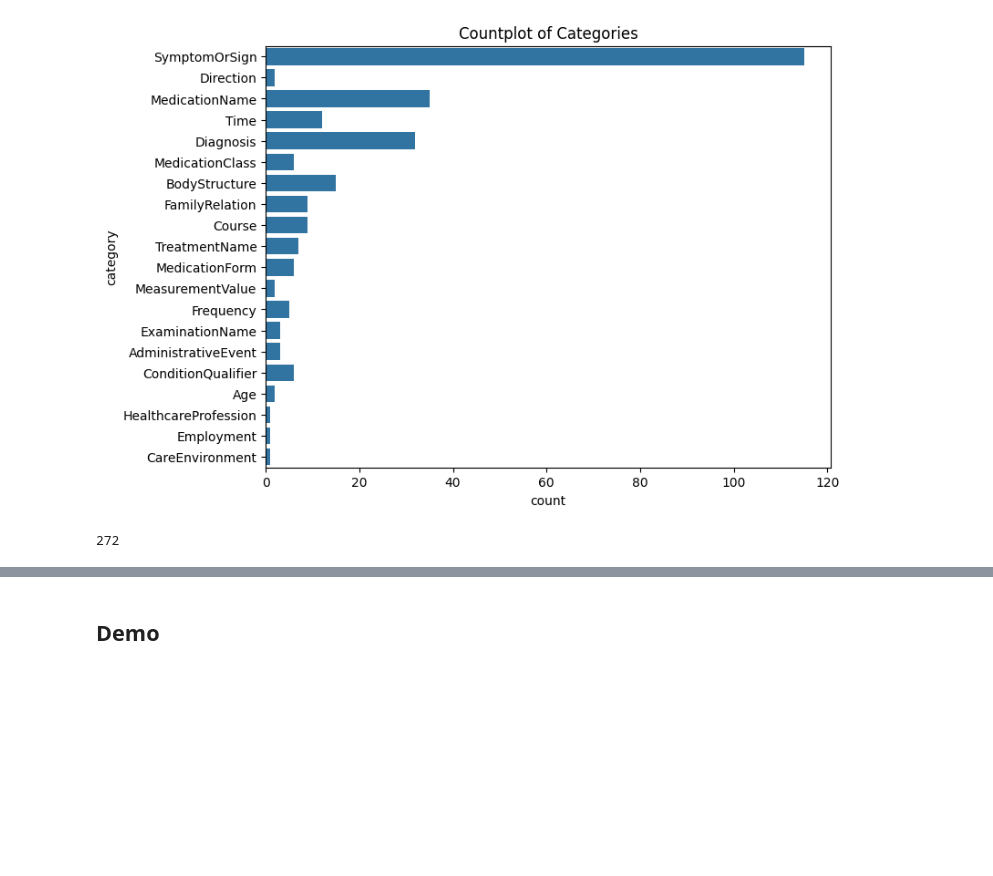
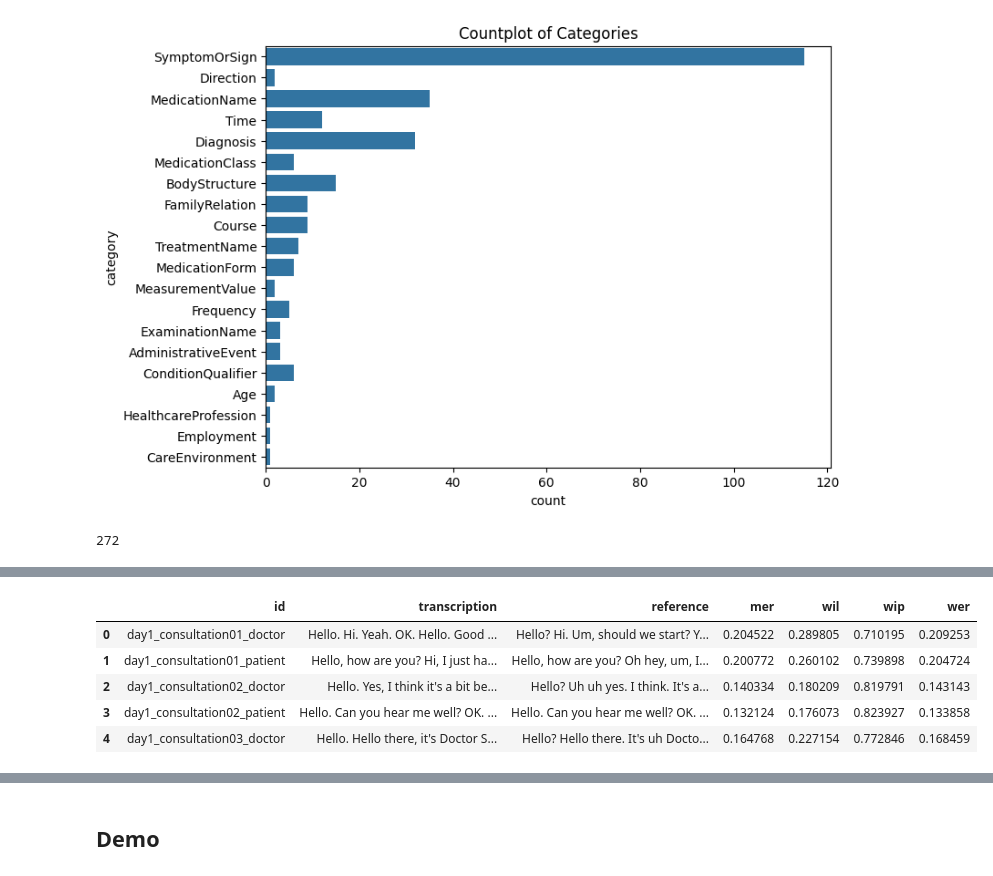
Before and after one commit to faithtanlh/speechsdk, a Jupyter notebook: notebooks/2_implementing-phrase-list.ipynb, the cells around one changed output, grey strips where cells are left out. Drawn from its saved outputs; the diff is of its cells as text; code cells hidden in the pictures; blank space fills up the shorter version.

```diff
--- a/notebooks/2_implementing-phrase-list.ipynb
+++ b/notebooks/2_implementing-phrase-list.ipynb
@@ -87,0 +86,13 @@ Another way is to post-process the audio batch-wise and see what is the error di
+# %%
+import pandas as pd
+
+# Initialize file for transcriptions
+transcriptions_df = pd.read_csv("../data/eval/primock57_speechsdk_realtime.csv")
+transcriptions_df.head()
+# %% [output]
+|  | id | transcription | reference | mer | wil | wip | wer |
+| 0 | day1_consultation01_doctor | Hello. Hi. Yeah. OK. Hello. Good ... | Hello? Hi. Um, should we start? Y... | 0.204522 | 0.289805 | 0.710195 | 0.209253 |
+| 1 | day1_consultation01_patient | Hello, how are you? Hi, I just ha... | Hello, how are you? Oh hey, um, I... | 0.200772 | 0.260102 | 0.739898 | 0.204724 |
+| 2 | day1_consultation02_doctor | Hello. Yes, I think it's a bit be... | Hello? Uh uh yes. I think. It's a... | 0.140334 | 0.180209 | 0.819791 | 0.143143 |
+| 3 | day1_consultation02_patient | Hello. Can you hear me well? OK. ... | Hello. Can you hear me well? OK. ... | 0.132124 | 0.176073 | 0.823927 | 0.133858 |
+| 4 | day1_consultation03_doctor | Hello. Hello there, it's Doctor S... | Hello? Hello there. It's uh Docto... | 0.164768 | 0.227154 | 0.772846 | 0.168459 |
```
Also changed, not shown: parts of 16 cells of this notebook.
